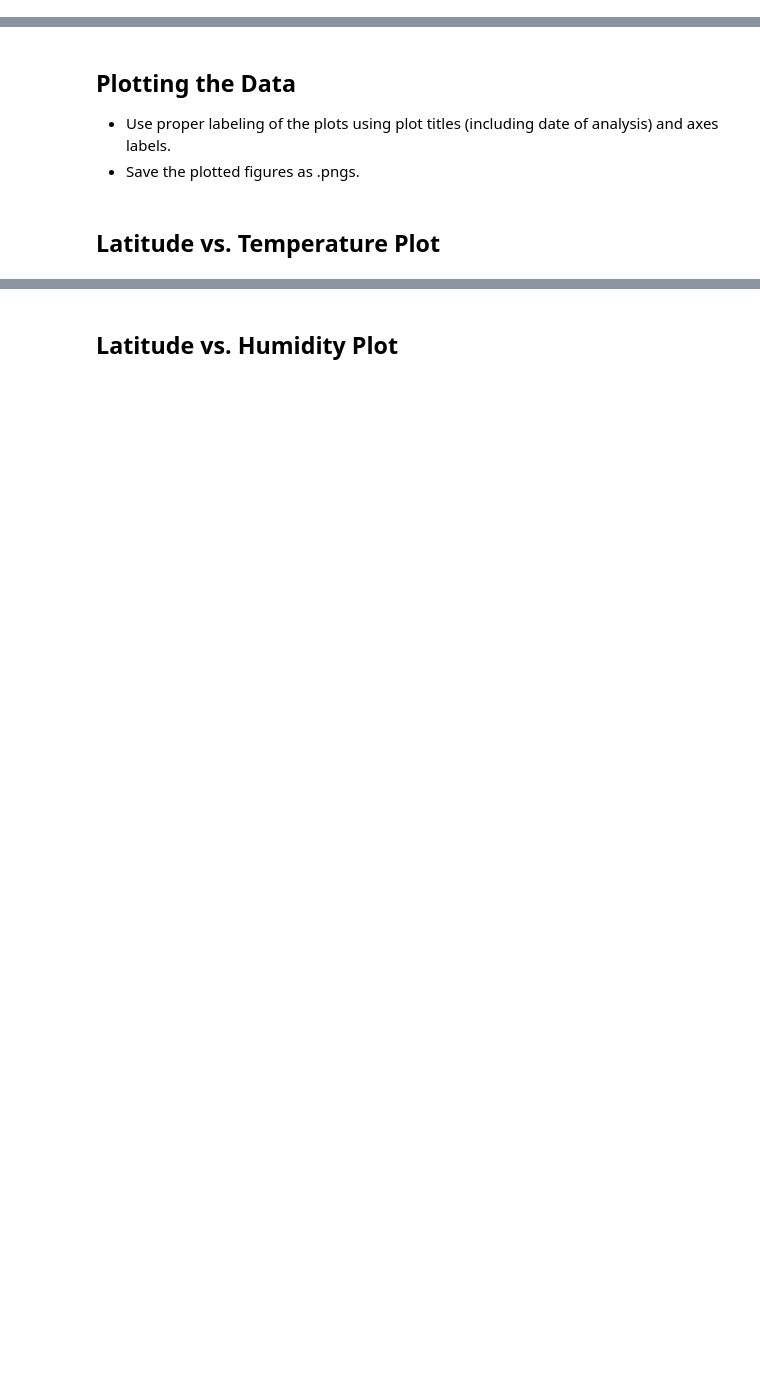
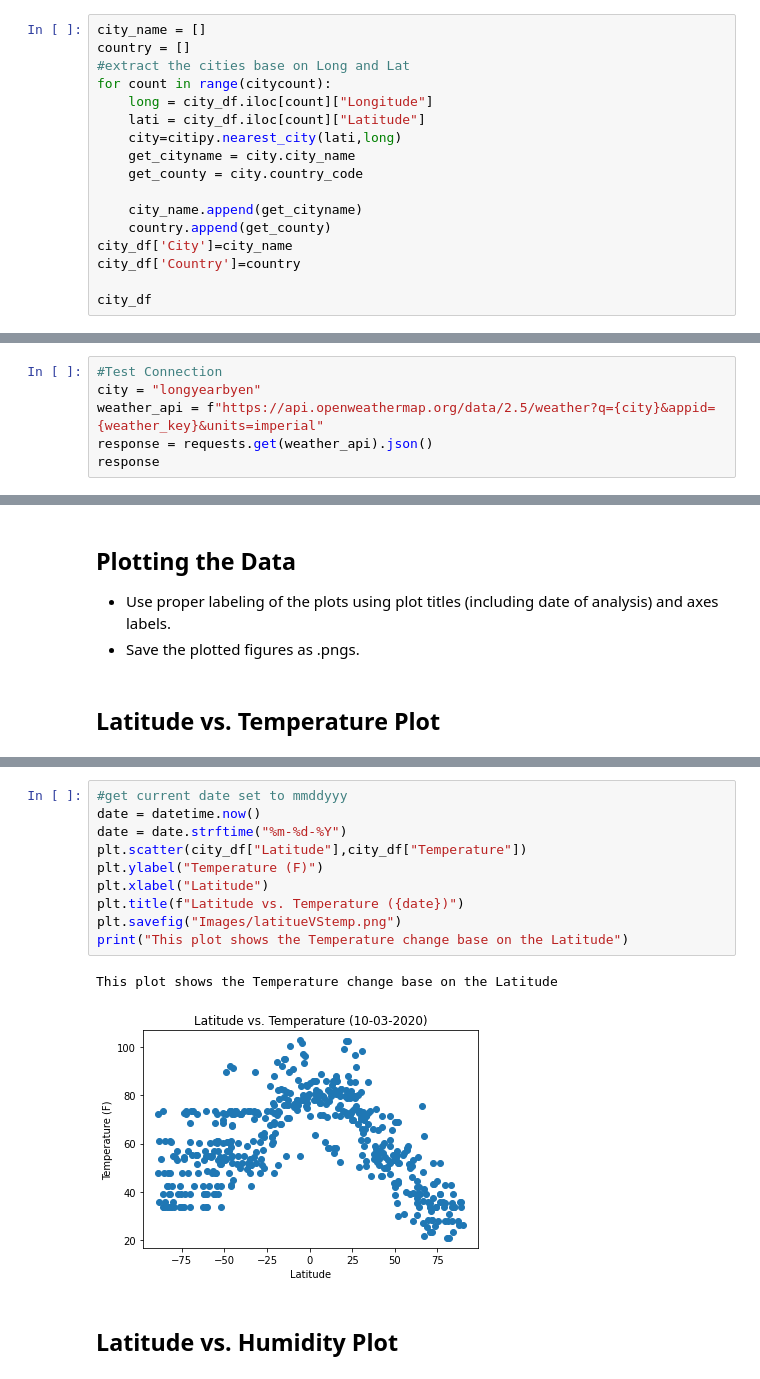
Before and after one commit to NeuloX/Python-Api-challenge, a Jupyter notebook: WeatherPy.ipynb, the cells around one changed output, grey strips where cells are left out. Drawn from its saved outputs; the diff is of its cells as text; blank space fills up the shorter version.

```diff
--- a/WeatherPy.ipynb
+++ b/WeatherPy.ipynb
@@ -11,0 +34,17 @@
+# %%
+city_name = []
+country = []
+#extract the cities base on Long and Lat
+for count in range(citycount):
+    long = city_df.iloc[count]["Longitude"]
+    lati = city_df.iloc[count]["Latitude"]
+    city=citipy.nearest_city(lati,long)
+    get_cityname = city.city_name
+    get_county = city.country_code
+
+    city_name.append(get_cityname)
+    country.append(get_county)
+city_df['City']=city_name
+city_df['Country']=country
+
+city_df
@@ -34,0 +69,6 @@ Data Retrieval Complete
+# %%
+#Test Connection
+city = "longyearbyen"
+weather_api = f"https://api.openweathermap.org/data/2.5/weather?q={city}&appid={weather_key}&units=imperial"
+response = requests.get(weather_api).json()
+response
@@ -96,2 +210,15 @@ Int64Index([], dtype='int64')
+# %%
+#get current date set to mmddyyy
+date = datetime.now()
+date = date.strftime("%m-%d-%Y")
+plt.scatter(city_df["Latitude"],city_df["Temperature"])
+plt.ylabel("Temperature (F)")
+plt.xlabel("Latitude")
+plt.title(f"Latitude vs. Temperature ({date})")
+plt.savefig("Images/latitueVStemp.png")
+print("This plot shows the Temperature change base on the Latitude")
+# %% [output]
+This plot shows the Temperature change base on the Latitude
+[figure, added]
 # %% [markdown]
 ## Latitude vs. Humidity Plot
```
Also changed, not shown: parts of 38 cells of this notebook, 13 other files.
